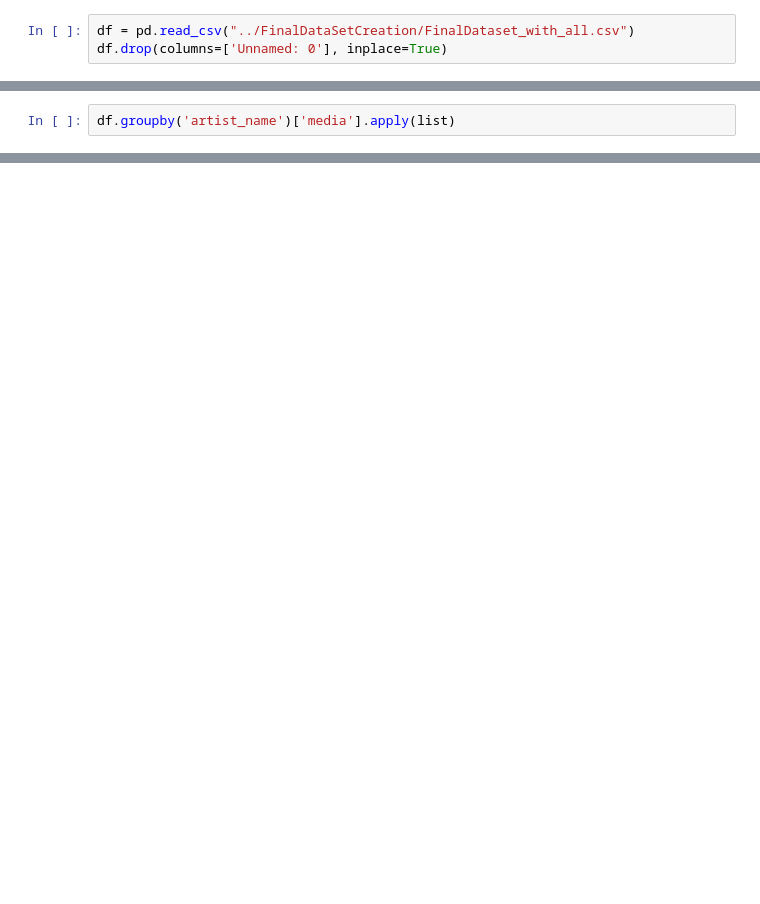
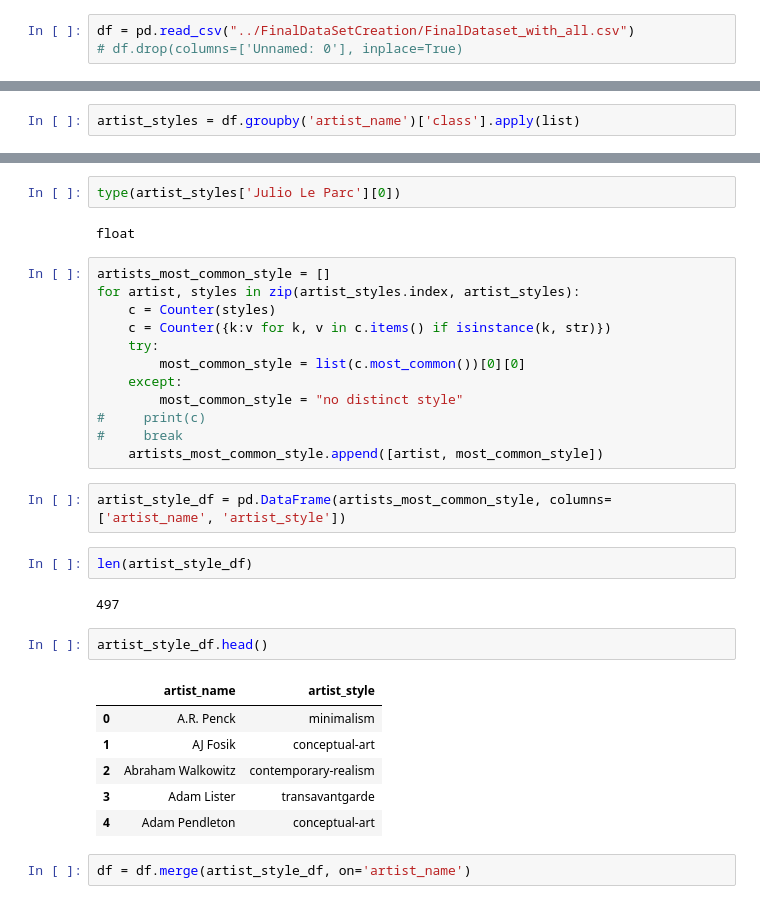
Before and after one commit to qianmiangai/dsci-558-project, a Jupyter notebook: ArtistRecommendation/Artist Recommendation.ipynb, the cells around one changed output, grey strips where cells are left out. Saved outputs shown, nothing was run; the diff lists cells and outputs as text; blank space fills up the shorter version.

Commit message:
add artist style to dataset

```diff
--- a/ArtistRecommendation/Artist Recommendation.ipynb
+++ b/ArtistRecommendation/Artist Recommendation.ipynb
@@ -5,6 +6,6 @@ import numpy as np
 # %%
 df = pd.read_csv("../FinalDataSetCreation/FinalDataset_with_all.csv")
-df.drop(columns=['Unnamed: 0'], inplace=True)
+# df.drop(columns=['Unnamed: 0'], inplace=True)
 # %%
 df.head()
 # %% [output]
@@ -18,2 +51,2 @@ df.head()
 # %%
-df.groupby('artist_name')['media'].apply(list)
+artist_styles = df.groupby('artist_name')['class'].apply(list)
@@ -19,0 +63,33 @@ df.groupby('artist_name')['media'].apply(list)
+# %%
+type(artist_styles['Julio Le Parc'][0])
+# %% [output]
+float
+# %%
+artists_most_common_style = []
+for artist, styles in zip(artist_styles.index, artist_styles):
+    c = Counter(styles)
+    c = Counter({k:v for k, v in c.items() if isinstance(k, str)})
+    try:
+        most_common_style = list(c.most_common())[0][0]
+    except:
+        most_common_style = "no distinct style"
+#     print(c)
+#     break
+    artists_most_common_style.append([artist, most_common_style])
+# %%
+artist_style_df = pd.DataFrame(artists_most_common_style, columns=['artist_name', 'artist_style'])
+# %%
+len(artist_style_df)
+# %% [output]
+497
+# %%
+artist_style_df.head()
+# %% [output]
+|  | artist_name | artist_style |
+| 0 | A.R. Penck | minimalism |
+| 1 | AJ Fosik | conceptual-art |
+| 2 | Abraham Walkowitz | contemporary-realism |
+| 3 | Adam Lister | transavantgarde |
+| 4 | Adam Pendleton | conceptual-art |
+# %%
+df = df.merge(artist_style_df, on='artist_name')
```
Also changed, not shown: parts of 9 cells of this notebook, 3 other files.
